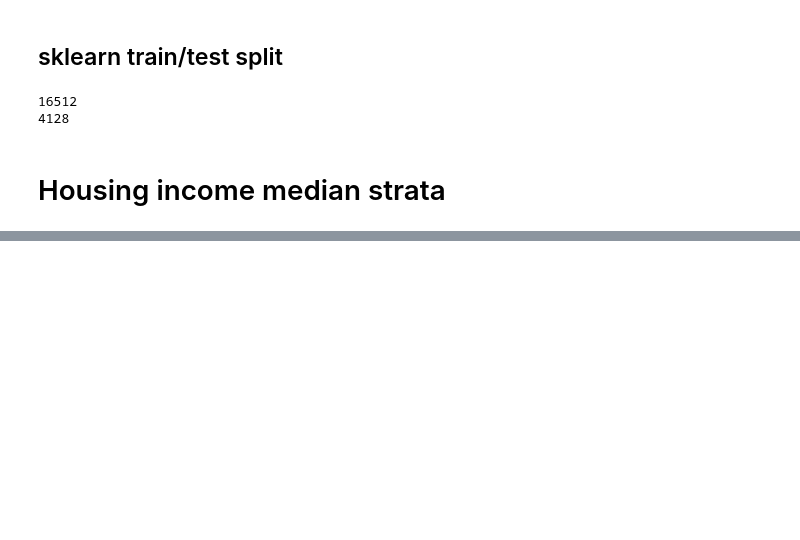
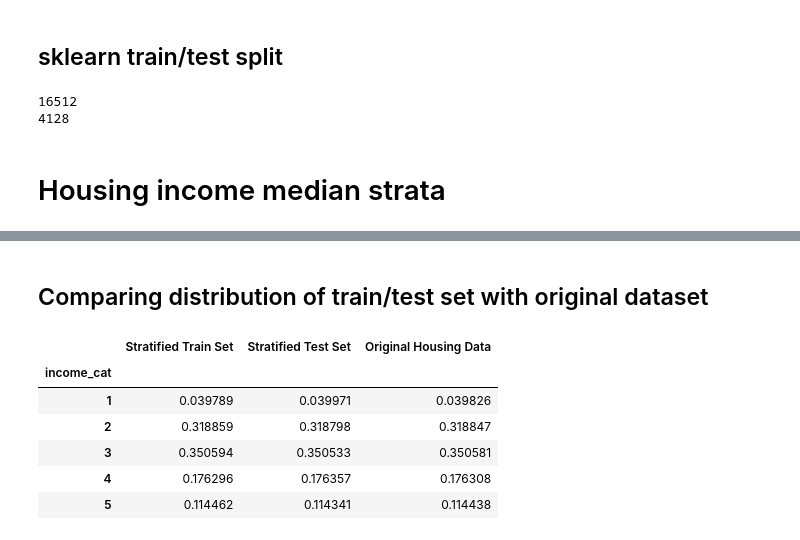
Before and after one commit to ToyeshC/ML-Basics, a Jupyter notebook: housing-price-prediction.ipynb, the cells around one changed output, grey strips where cells are left out. Drawn from its saved outputs; the diff is of its cells as text; code cells hidden in the pictures; blank space fills up the shorter version.

```diff
--- a/housing-price-prediction.ipynb
+++ b/housing-price-prediction.ipynb
@@ -154,0 +157,43 @@ plt.show()
+# %%
+"""
+- now the train/test data have a similar distribution based on the median income
+- this allows for a better representation of the data and hence model training
+"""
+
+from sklearn.model_selection import StratifiedShuffleSplit
+
+stratified_splitter = StratifiedShuffleSplit(n_splits=10, test_size=0.2, random_state=42)
+strat_splits = []
+
+for train_index, test_index in stratified_splitter.split(housing, housing["income_cat"]):
+    strat_train_set_n = housing.iloc[train_index]
+    strat_test_set_n = housing.iloc[test_index]
+    strat_splits.append([strat_train_set_n, strat_test_set_n])
+
+
+# instead of the above, can also be done as follows:
+# strat_train_set, strat_test_set = train_test_split(housing, stratify=housing["income_cat"], test_size=0.2, random_state=42)
+# %%
+strat_train_set, strat_test_set = strat_splits[0]
+# %% [markdown]
+## Comparing distribution of train/test set with original dataset
+# %%
+strat_train_proportions = strat_train_set["income_cat"].value_counts().sort_index() / len(strat_train_set)
+strat_test_proportions = strat_test_set["income_cat"].value_counts().sort_index() / len(strat_test_set)
+housing_proportions = housing["income_cat"].value_counts().sort_index() / len(housing)
+
+comparison_df = pd.DataFrame({
+    "Stratified Train Set": strat_train_proportions,
+    "Stratified Test Set": strat_test_proportions,
+    "Original Housing Data": housing_proportions
+})
+
+comparison_df
+# %% [output]
+|  | Stratified Train Set | Stratified Test Set | Original Housing Data |
+| income_cat |  |  |  |
+| 1 | 0.039789 | 0.039971 | 0.039826 |
+| 2 | 0.318859 | 0.318798 | 0.318847 |
+| 3 | 0.350594 | 0.350533 | 0.350581 |
+| 4 | 0.176296 | 0.176357 | 0.176308 |
+| 5 | 0.114462 | 0.114341 | 0.114438 |
```
Also changed, not shown: parts of 2 cells of this notebook.
